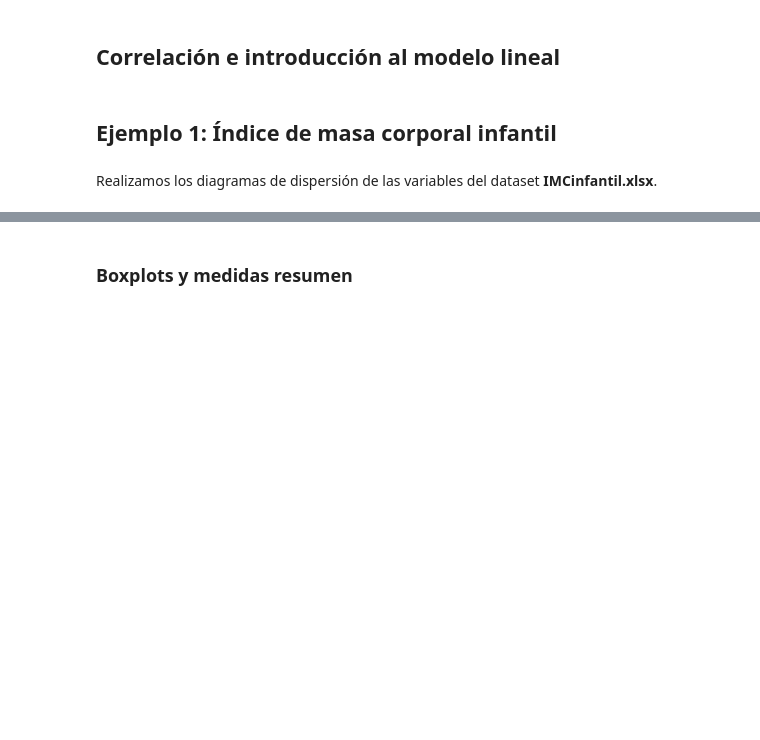
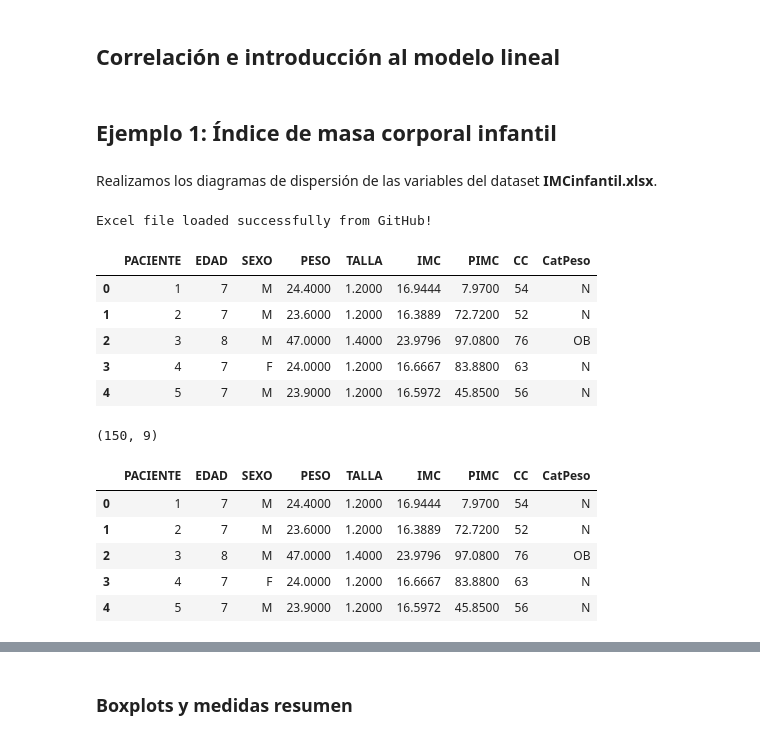
Before and after one commit to orcorsetti/MCD-Austral, a Jupyter notebook: Regresion Avanzada/Regresion Lineal Simple/RA26_1_Clase1_CO_python.ipynb, the cells around one changed output, grey strips where cells are left out. Saved outputs shown, nothing was run; the diff lists cells and outputs as text; code cells hidden in the pictures; blank space fills up the shorter version.

```diff
--- a/Regresion Avanzada/Regresion Lineal Simple/RA26_1_Clase1_CO_python.ipynb
+++ b/Regresion Avanzada/Regresion Lineal Simple/RA26_1_Clase1_CO_python.ipynb
@@ -53,3 +48,38 @@ base_ninios.head()
+# %%
+# Replace this URL with the raw URL of your Excel file on GitHub
+github_excel_url = 'https://github.com/orcorsetti/MCD-Austral/raw/main/Regresion%20Avanzada/Regresion%20Lineal%20Simple/IMCinfantil.xlsx'
+
+try:
+    df_github = pd.read_excel(github_excel_url)
+    print("Excel file loaded successfully from GitHub!")
+    display(df_github.head())
+    IMCinfantil = df_github
+
+    print(IMCinfantil.shape)
+    display(IMCinfantil.head())
+
+    base_ninios = IMCinfantil[["EDAD", "PESO", "TALLA", "IMC", "CC"]].copy()
+    base_ninios.head()
+except Exception as e:
+    print(f"Error loading Excel file from GitHub: {e}")
+    print("Please ensure the URL is correct and points to the raw Excel file.")
+    # Assign an empty DataFrame or handle the error appropriately if loading fails
+    IMCinfantil = pd.DataFrame() # Assign an empty DataFrame to avoid NameError if the try block fails
+# %% [output]
+Excel file loaded successfully from GitHub!
+|  | PACIENTE | EDAD | SEXO | PESO | TALLA | IMC | PIMC | CC | CatPeso |
+| 0 | 1 | 7 | M | 24.4000 | 1.2000 | 16.9444 | 7.9700 | 54 | N |
+| 1 | 2 | 7 | M | 23.6000 | 1.2000 | 16.3889 | 72.7200 | 52 | N |
+| 2 | 3 | 8 | M | 47.0000 | 1.4000 | 23.9796 | 97.0800 | 76 | OB |
+| 3 | 4 | 7 | F | 24.0000 | 1.2000 | 16.6667 | 83.8800 | 63 | N |
+| 4 | 5 | 7 | M | 23.9000 | 1.2000 | 16.5972 | 45.8500 | 56 | N |
+(150, 9)
+|  | PACIENTE | EDAD | SEXO | PESO | TALLA | IMC | PIMC | CC | CatPeso |
+| 0 | 1 | 7 | M | 24.4000 | 1.2000 | 16.9444 | 7.9700 | 54 | N |
+| 1 | 2 | 7 | M | 23.6000 | 1.2000 | 16.3889 | 72.7200 | 52 | N |
+| 2 | 3 | 8 | M | 47.0000 | 1.4000 | 23.9796 | 97.0800 | 76 | OB |
+| 3 | 4 | 7 | F | 24.0000 | 1.2000 | 16.6667 | 83.8800 | 63 | N |
+| 4 | 5 | 7 | M | 23.9000 | 1.2000 | 16.5972 | 45.8500 | 56 | N |
 # %%
 
 # Matriz de dispersión
```
Also changed, not shown: parts of 39 cells of this notebook.
